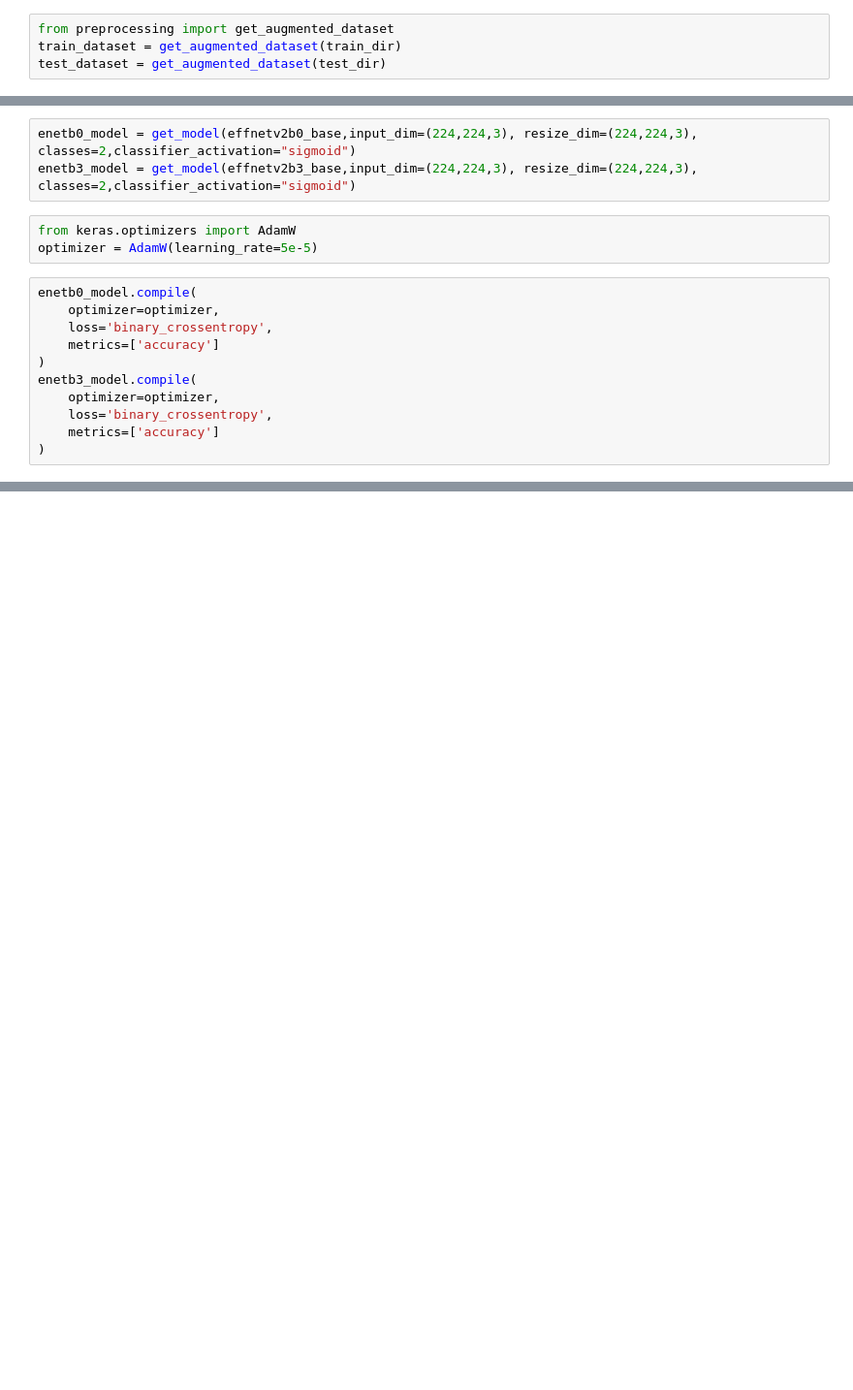
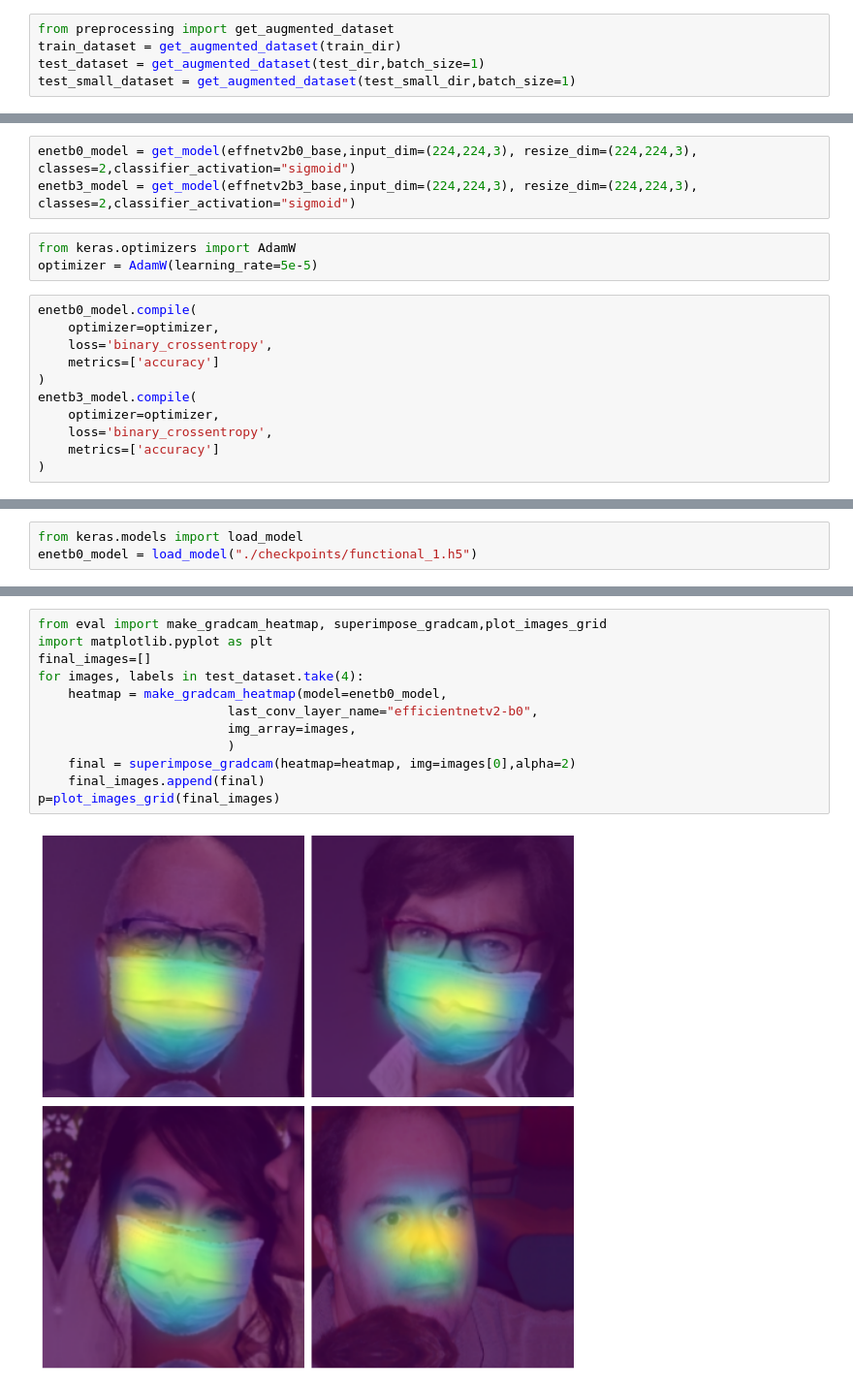
Before and after one commit to phigep/face-mask-detection, a Jupyter notebook: training/effnet_train.ipynb, the cells around one changed output, grey strips where cells are left out. Shown at 97% size. Cells and saved outputs as stored; diff of their text form; blank space fills up the shorter version.

Commit message:
add gradcam

```diff
--- a/training/effnet_train.ipynb
+++ b/training/effnet_train.ipynb
@@ -39,5 +41,6 @@ AUTOTUNE = tf.data.AUTOTUNE
 # %%
 from preprocessing import get_augmented_dataset
 train_dataset = get_augmented_dataset(train_dir)
-test_dataset = get_augmented_dataset(test_dir)
+test_dataset = get_augmented_dataset(test_dir,batch_size=1)
+test_small_dataset = get_augmented_dataset(test_small_dir,batch_size=1)
 # %% [output]
@@ -66,0 +76,3 @@ Epoch 1/50
+# %%
+from keras.models import load_model
+enetb0_model = load_model("./checkpoints/functional_1.h5")
@@ -66,0 +81,14 @@ Epoch 1/50
+# %%
+from eval import make_gradcam_heatmap, superimpose_gradcam,plot_images_grid
+import matplotlib.pyplot as plt
+final_images=[]
+for images, labels in test_dataset.take(4):
+    heatmap = make_gradcam_heatmap(model=enetb0_model,
+                         last_conv_layer_name="efficientnetv2-b0",
+                         img_array=images,
+                         )
+    final = superimpose_gradcam(heatmap=heatmap, img=images[0],alpha=2)
+    final_images.append(final)
+p=plot_images_grid(final_images)
+# %% [output]
+[figure, added]
```
Also changed, not shown: parts of 7 cells of this notebook, 6 other files.
